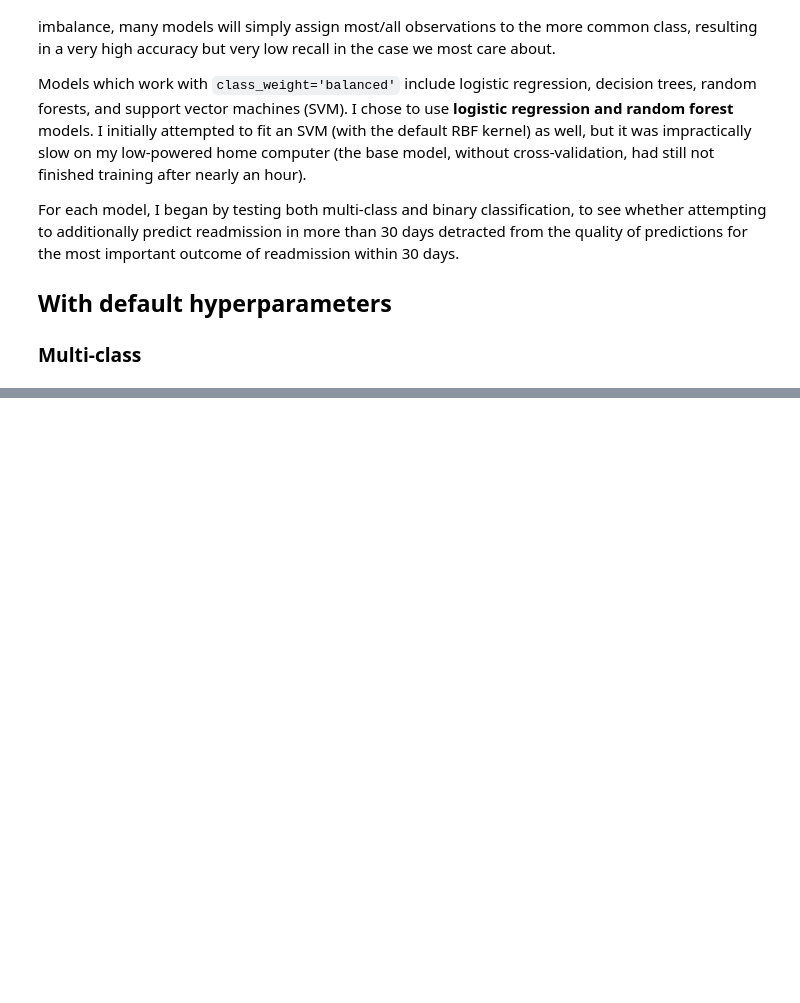
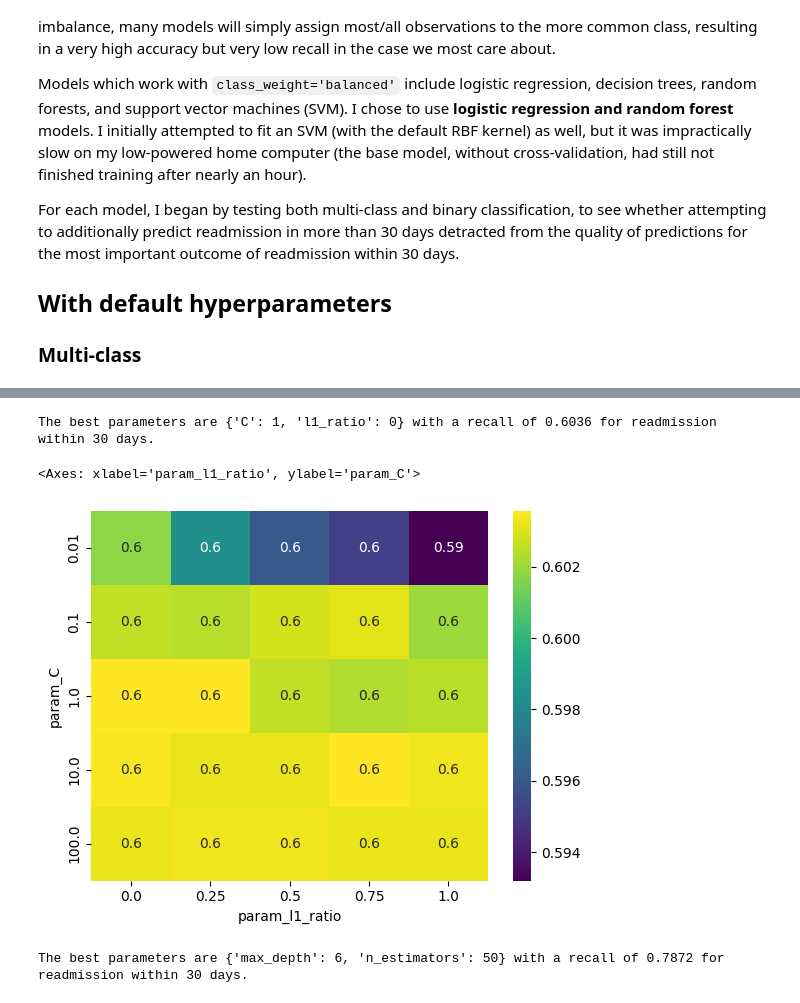
Before and after one commit to bennettJG/data17200project, a Jupyter notebook: Supervised_Learning.ipynb, the cells around one changed output, grey strips where cells are left out. Saved outputs shown, nothing was run; the diff lists cells and outputs as text; code cells hidden in the pictures; blank space fills up the shorter version.

```diff
--- a/Supervised_Learning.ipynb
+++ b/Supervised_Learning.ipynb
@@ -30,33 +39,42 @@ random_state=1701
 # %%
 from sklearn.metrics import make_scorer
 
-def calculate_cv_metrics(model, X, y, pos_label):
-  kfold = StratifiedShuffleSplit(n_splits = 5, test_size=0.2, random_state = random_state)
-  cv_score = cross_validate(model, X, y, cv=kfold, scoring = {'acc': make_scorer(accuracy_score),
-                                                              'prec': make_scorer(precision_score, average=None, labels=[pos_label]),
-                                                              'rec': make_scorer(recall_score, average=None, labels=[pos_label]),
-                                                              'fone': make_scorer(f1_score, average=None, labels=[pos_label])})
+# Helper functions for displaying cross-validation and test metrics, so I don't have to copy-paste code for each model
+
+def calculate_cv_metrics(model, X, y, pos_label, groups):
+  # Need StratifiedGroupKFold to make sure different visits for the same patient end up in either the training or validation set each time (group) and
+  # balance on target class proportions (stratify)
+  kfold = StratifiedGroupKFold(n_splits = 5, random_state = random_state, shuffle=True)
+  # Need to make sure we are looking at the group we care about (pos_label will be either True in the binary case or "<30" in the multiclass case_
+  # The built-in weighting methods in scikit-learn don't allow less common classes to be weighted higher so we do have to customize the scorer here to
+  # have it just focus on the class we want to optimize for.
+  cv_score = cross_validate(model, X, y, groups = groups, cv=kfold, scoring = {'acc': make_scorer(accuracy_score),
+                                                              'prec': make_scorer(precision_score, average=None, labels=[pos_label], pos_label=pos_label),
+                                                              'rec': make_scorer(recall_score, average=None, labels=[pos_label], pos_label=pos_label),
+                                                              'fone': make_scorer(f1_score, average=None, labels=[pos_label], pos_label=pos_label)})
   results = {'Avg accuracy': np.mean(cv_score['test_acc']).round(4),
              'Avg precision': np.mean(cv_score['test_prec']).round(4),
              'Avg recall': np.mean(cv_score['test_rec']).round(4),
              'Avg F1 score':np.mean(cv_score['test_fone']).round(4)}
   for score, val in results.items():
     print(f'{score}: {val}\n')
-  return results
+  return cv_score
 
-def grid_recall(model, X, y, pos, param_grid):
-  kfold = StratifiedShuffleSplit(n_splits = 5, test_size=0.2, random_state = random_state)
-  grid = GridSearchCV(model, cv=kfold, scoring = make_scorer(recall_score, average=None, labels=[pos], pos_label=pos), param_grid=param_grid, error_score='raise')
-  grid.fit(X, y)
+def grid_recall(model, X, y, pos, param_grid, groups):
+  kfold = StratifiedGroupKFold(n_splits = 3, random_state = random_state, shuffle=True)
+  grid = GridSearchCV(model, cv=kfold, scoring = make_scorer(recall_score, average=None, labels=[pos], pos_label=pos), param_grid=param_grid, error_score='raise', verbose=0)
+  grid.fit(X, y, groups = groups)
   print(f"The best parameters are {grid.best_params_} with a recall of {grid.best_score_:.4f} for readmission within 30 days.")
   return grid
 
 def calculate_test_metrics(model, X_train_scaled, X_test_scaled, y_train, y_test):
     model.fit(X_train_scaled, y_train)
     y_pred = model.predict(X_test_scaled)
+    # Accuracy, precision, recall, etc.
     report = classification_report(y_test, y_pred, output_dict=True)
     print(f'Classification report:\n')
     print(classification_report(y_test, y_pred))
+    # Confusion matrix -- more helpful for assessing false positive/false negative rates at a glance
     ConfusionMatrixDisplay.from_predictions(y_test, y_pred)
 # %% [markdown]
 # Target Value Distribution
@@ -157,0 +231,18 @@ weighted avg       0.84      0.66      0.72     20001
+# %%
+grid_logistic_bin = grid_recall(LogisticRegression(solver='saga', penalty='elasticnet', class_weight='balanced'),
+                                X_train_scaled, y_train['readmit_less30'], groups = groups_train,
+                                pos=True, param_grid={'C': [0.01, 0.1, 1, 10, 100], 'l1_ratio': [0, 0.25, 0.5, 0.75, 1]})
+# %% [output]
+The best parameters are {'C': 1, 'l1_ratio': 0} with a recall of 0.6036 for readmission within 30 days.
+# %%
+results = pd.DataFrame(grid_logistic_bin.cv_results_)
+sns.heatmap(results.pivot(index="param_C", columns="param_l1_ratio", values="mean_test_score"), annot=True, cmap="viridis")
+# %% [output]
+<Axes: xlabel='param_l1_ratio', ylabel='param_C'>
+[figure, added]
+# %%
+grid_rf_bin = grid_recall(RandomForestClassifier(random_state=random_state, class_weight='balanced_subsample', oob_score=recall_score),
+                          X_train_scaled, y_train['readmit_less30'], pos=True, groups=groups_train,
+                          param_grid={'n_estimators':[25, 50, 100, 200], 'max_depth':[5, 6, 7, 8, 9]})
+# %% [output]
+The best parameters are {'max_depth': 6, 'n_estimators': 50} with a recall of 0.7872 for readmission within 30 days.
```
Also changed, not shown: parts of 30 cells of this notebook.
